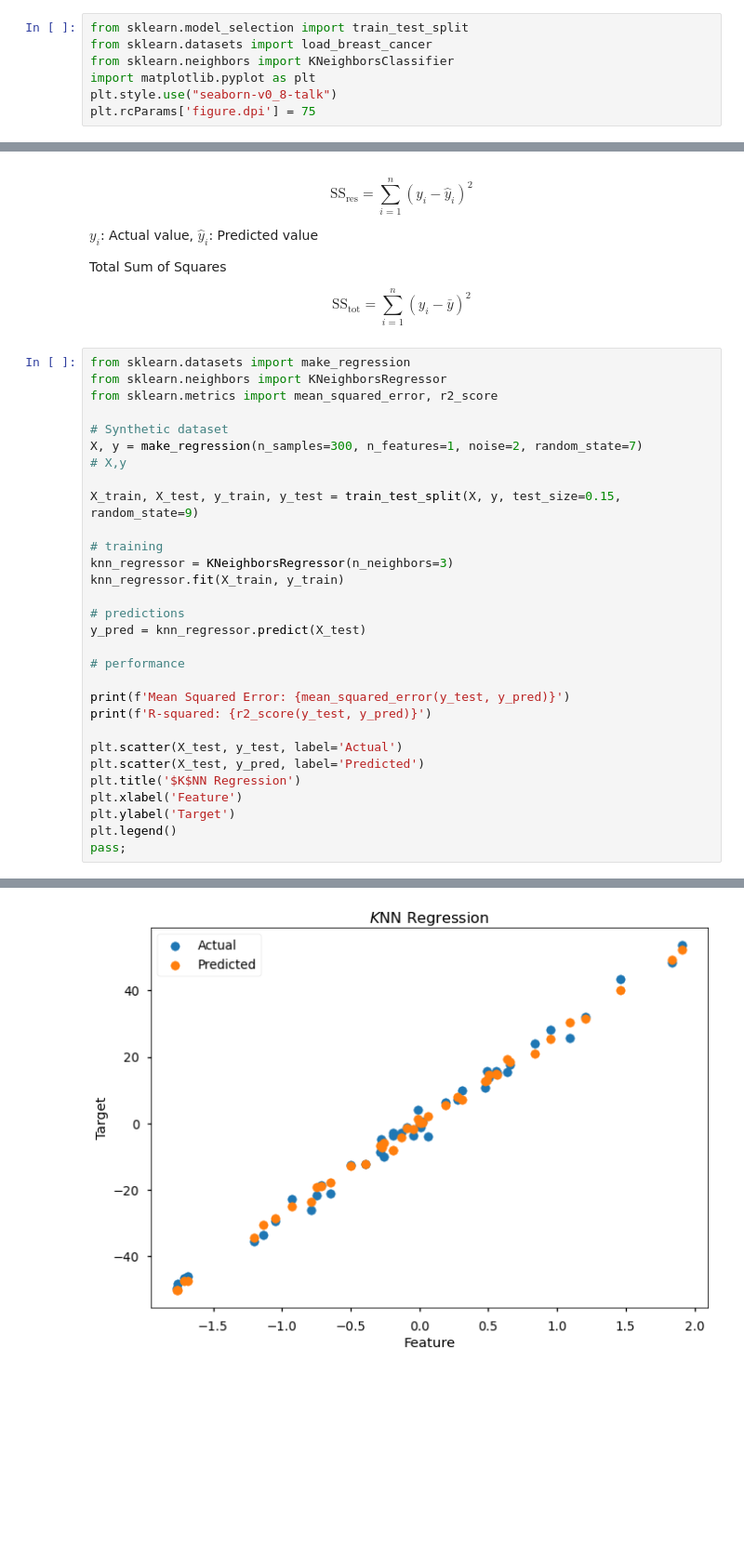
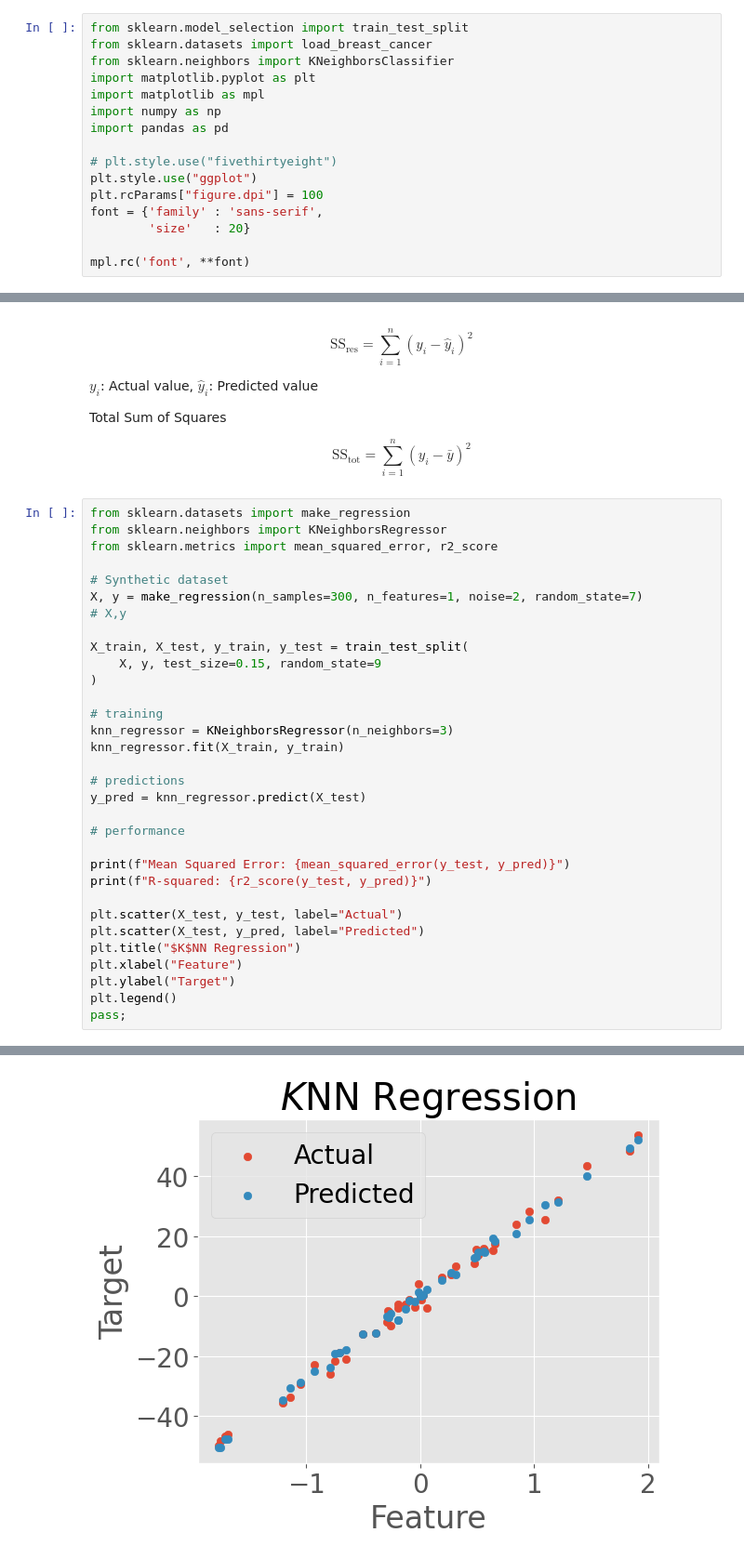
Before and after one commit to arghyadutta/AIComplexSystems, a Jupyter notebook: 04-notebook.ipynb, the cells around one changed output, grey strips where cells are left out. Shown: that part at 93% size. Drawn from its saved outputs; the diff is of its cells as text; blank space fills up the shorter version.

```diff
--- a/04-notebook.ipynb
+++ b/04-notebook.ipynb
@@ -31,7 +31,16 @@ from sklearn.model_selection import train_test_split
 from sklearn.datasets import load_breast_cancer
 from sklearn.neighbors import KNeighborsClassifier
 import matplotlib.pyplot as plt
-plt.style.use("seaborn-v0_8-talk")
-plt.rcParams['figure.dpi'] = 75
+import matplotlib as mpl
+import numpy as np
+import pandas as pd
+
+# plt.style.use("fivethirtyeight")
+plt.style.use("ggplot")
+plt.rcParams["figure.dpi"] = 100
+font = {'family' : 'sans-serif',
+        'size'   : 20}
+
+mpl.rc('font', **font)
 # %%
 cancer = load_breast_cancer()
@@ -142,34 +133,36 @@ $$
 # %%
 from sklearn.datasets import make_regression
 from sklearn.neighbors import KNeighborsRegressor
 from sklearn.metrics import mean_squared_error, r2_score
 
 # Synthetic dataset
 X, y = make_regression(n_samples=300, n_features=1, noise=2, random_state=7)
 # X,y
 
-X_train, X_test, y_train, y_test = train_test_split(X, y, test_size=0.15, random_state=9)
+X_train, X_test, y_train, y_test = train_test_split(
+    X, y, test_size=0.15, random_state=9
+)
 
 # training
 knn_regressor = KNeighborsRegressor(n_neighbors=3)
 knn_regressor.fit(X_train, y_train)
 
 # predictions
 y_pred = knn_regressor.predict(X_test)
 
 # performance
 
-print(f'Mean Squared Error: {mean_squared_error(y_test, y_pred)}')
-print(f'R-squared: {r2_score(y_test, y_pred)}')
+print(f"Mean Squared Error: {mean_squared_error(y_test, y_pred)}")
+print(f"R-squared: {r2_score(y_test, y_pred)}")
 
-plt.scatter(X_test, y_test, label='Actual')
-plt.scatter(X_test, y_pred, label='Predicted')
-plt.title('$K$NN Regression')
-plt.xlabel('Feature')
-plt.ylabel('Target')
+plt.scatter(X_test, y_test, label="Actual")
+plt.scatter(X_test, y_pred, label="Predicted")
+plt.title("$K$NN Regression")
+plt.xlabel("Feature")
+plt.ylabel("Target")
 plt.legend()
 pass;
 # %% [output]
 Mean Squared Error: 5.854038551615032
 R-squared: 0.9903039677369723
-[figure, old version]
+[figure, new version]
```
Also changed, not shown: parts of 13 cells of this notebook.
